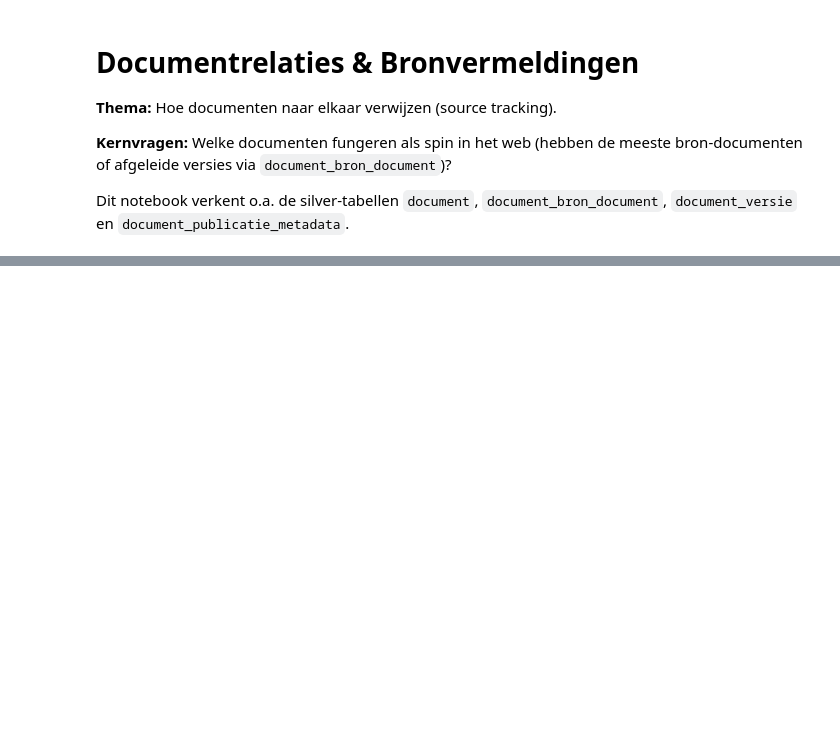
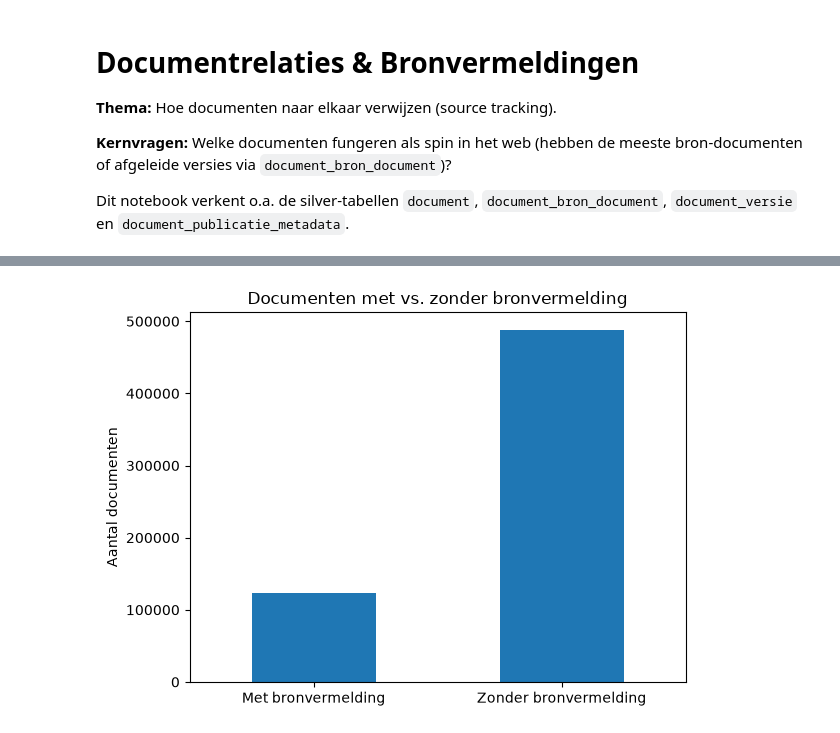
Before and after one commit to ElizeWierenga/tweedekamer-monitor, a Jupyter notebook: eda/documentrelaties_bronvermeldingen.ipynb, the cells around one changed output, grey strips where cells are left out. Saved outputs shown, nothing was run; the diff lists cells and outputs as text; code cells hidden in the pictures; blank space fills up the shorter version.

```diff
--- a/eda/documentrelaties_bronvermeldingen.ipynb
+++ b/eda/documentrelaties_bronvermeldingen.ipynb
@@ -45,0 +195,10 @@ Geef hier een beschrijving van het onderwerp of deelvraag die je wilt beantwoord
+# %%
+pd.Series({
+    "Met bronvermelding": 123887,
+    "Zonder bronvermelding": 611885 - 123887
+}).plot.bar(title="Documenten met vs. zonder bronvermelding")
+plt.ylabel("Aantal documenten")
+plt.xticks(rotation=0)
+plt.show()
+# %% [output]
+[figure, added]
```
Also changed, not shown: parts of 22 cells of this notebook.
